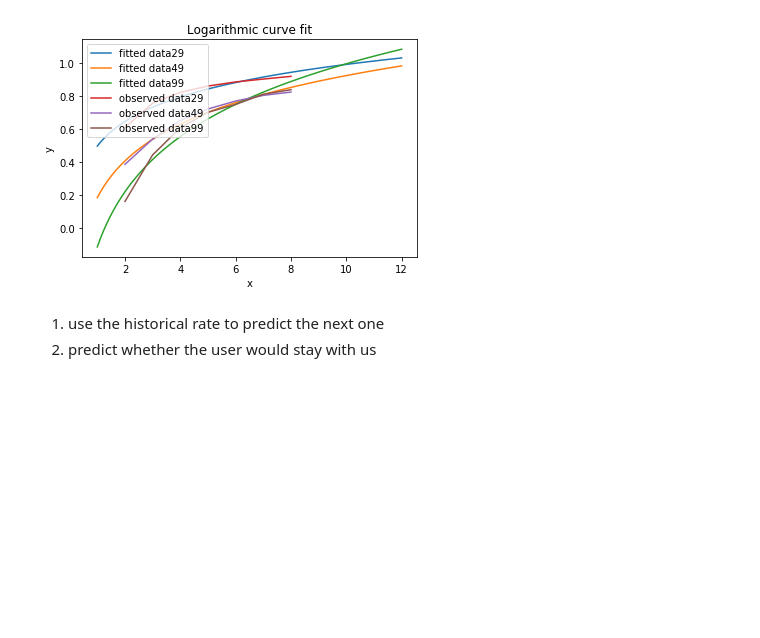
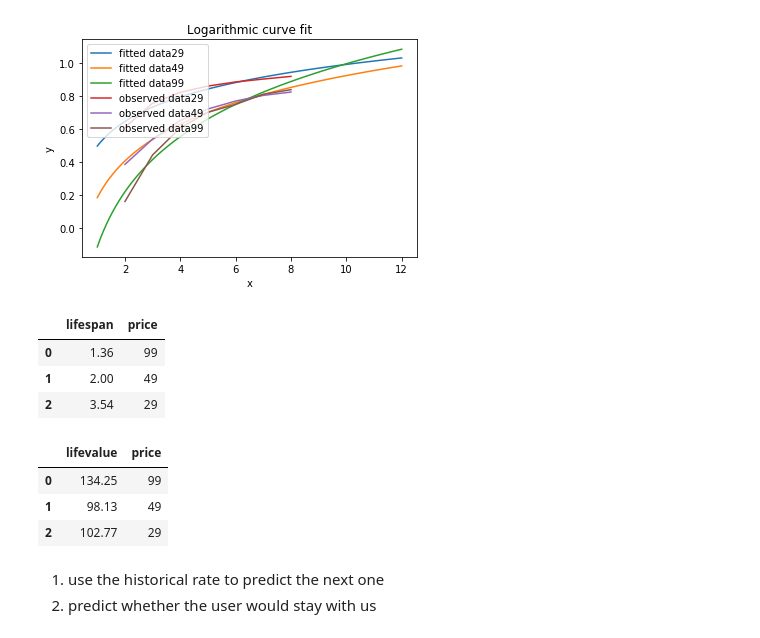
Before and after one commit to crazywiden/Leetcode_daily_submit, a Jupyter notebook: 20e/subscription retention rate.ipynb, the cells around one changed output. Drawn from its saved outputs; the diff is of its cells as text; code cells hidden in the pictures; blank space fills up the shorter version.

Commit message:
lifespan & lifevalue

```diff
--- a/20e/subscription retention rate.ipynb
+++ b/20e/subscription retention rate.ipynb
@@ -211,6 +211,39 @@ plt.ylabel("y")
 plt.show()
 # %% [output]
 [figure]
+# %%
+# lift span
+df_list = [df_99,df_49,df_29]
+
+lifespan = []
+for dataframe in df_list:
+    lifespan.append(round(dataframe["billing_cycles"].mean(),2))
+lifespan = pd.DataFrame(lifespan)
+lifespan.columns = ["lifespan"]
+lifespan["price"] = [99,49,29]
+lifespan
+# %% [output]
+|  | lifespan | price |
+| 0 | 1.36 | 99 |
+| 1 | 2.00 | 49 |
+| 2 | 3.54 | 29 |
+# %%
+# lift value
+price_list = [99,49,29]
+
+lifevalue = []
+
+for [dataframe,price] in zip(df_list,price_list):
+    lifevalue.append(round(dataframe["billing_cycles"].mean()*price,2))
+lifevalue = pd.DataFrame(lifevalue)
+lifevalue.columns = ["lifevalue"]
+lifevalue["price"] = [99,49,29]
+lifevalue
+# %% [output]
+|  | lifevalue | price |
+| 0 | 134.25 | 99 |
+| 1 | 98.13 | 49 |
+| 2 | 102.77 | 29 |
 # %% [markdown]
 1. use the historical rate to predict the next one
 2. predict whether the user would stay with us
```
